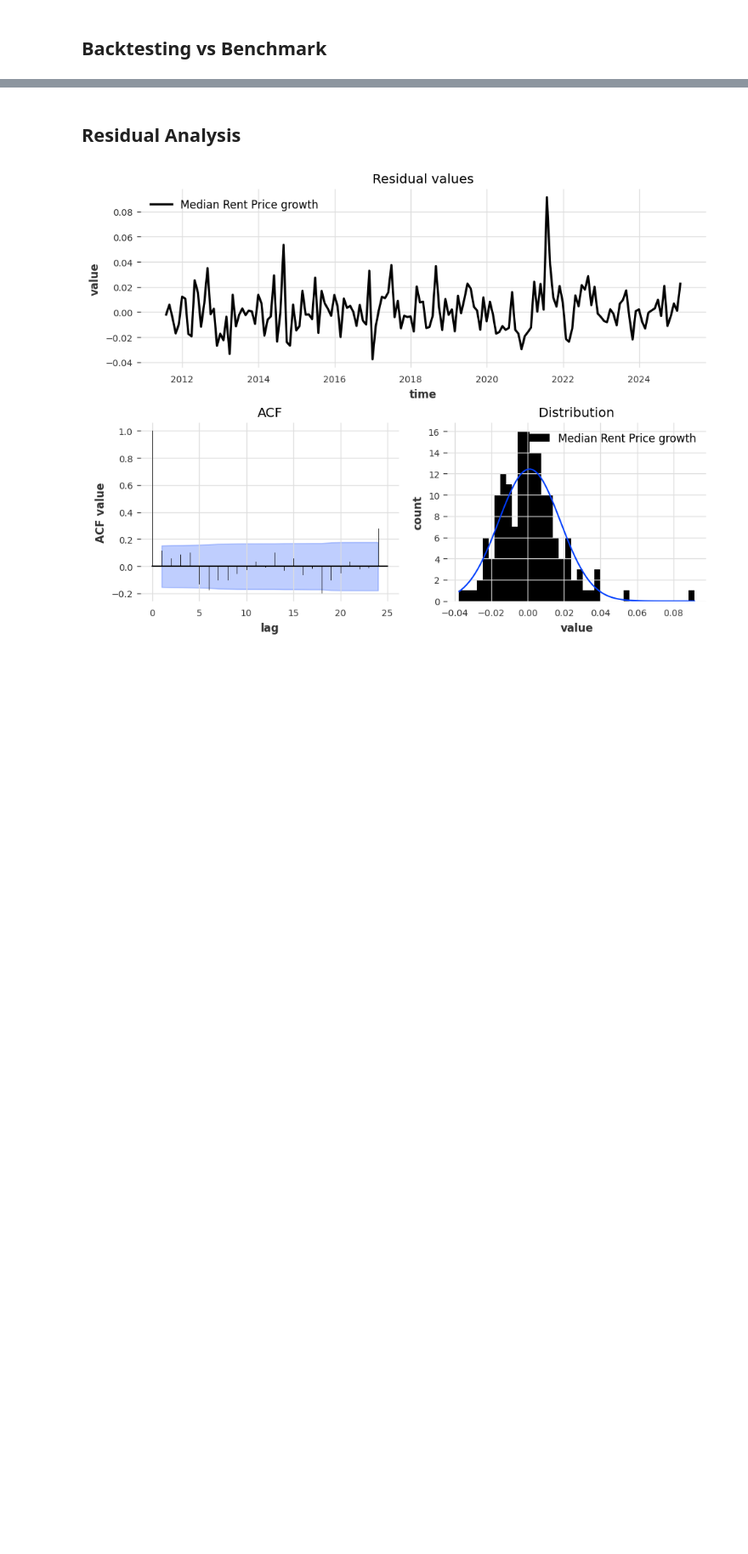
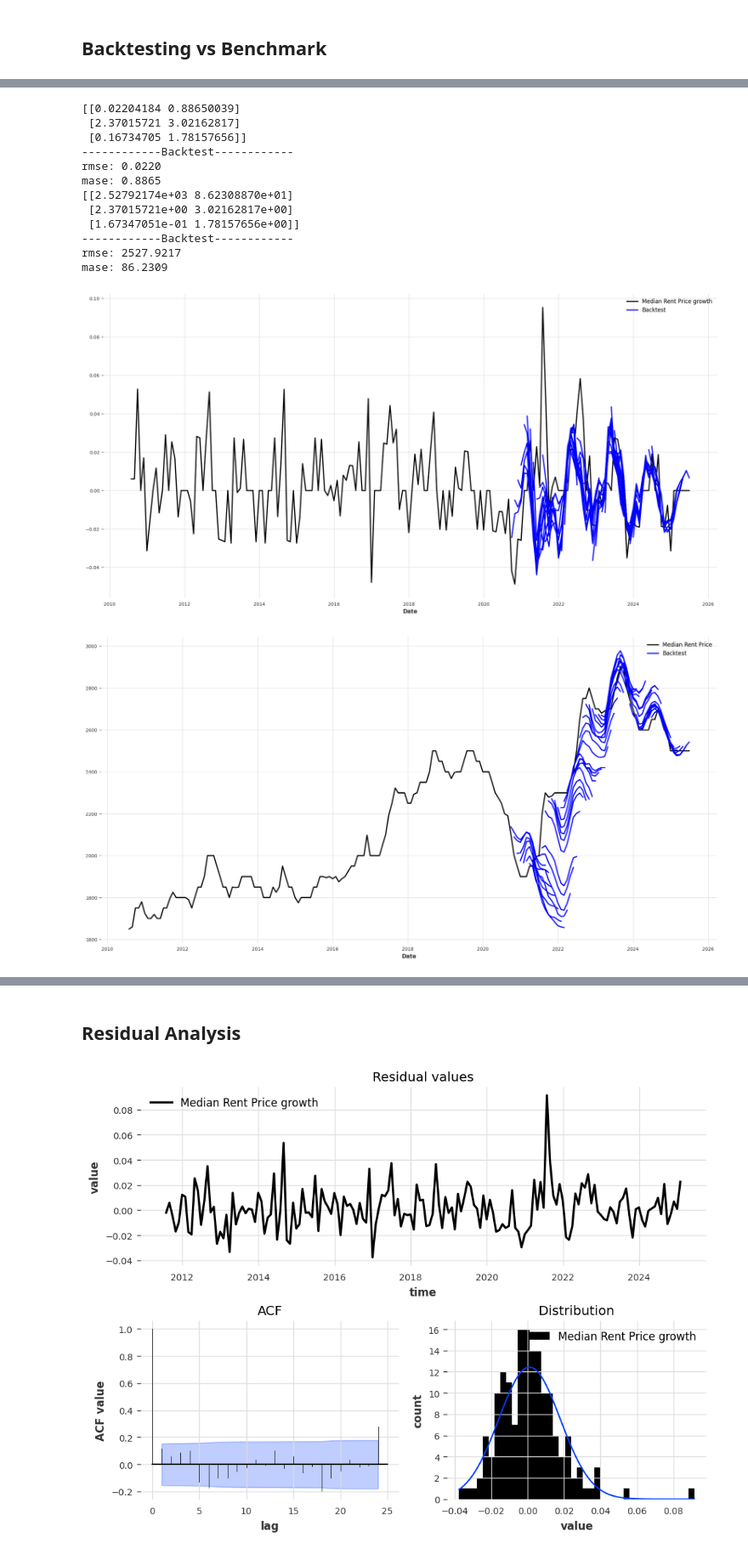
Before and after one commit to PakAndrey/Canada-RE-forecasting, a Jupyter notebook: Toronto_rent_forecasting.ipynb, the cells around one changed output, grey strips where cells are left out. Shown at 85% size. Cells and saved outputs as stored; diff of their text form; code cells hidden in the pictures; blank space fills up the shorter version.

```diff
--- a/Toronto_rent_forecasting.ipynb
+++ b/Toronto_rent_forecasting.ipynb
@@ -369,0 +460,37 @@ mape: 2.7172
+# %%
+b = VAR.historical_forecasts(
+    y,
+    # future_covariates=cov,
+    start=test_split_time,
+    forecast_horizon=horizon,
+    stride=1,
+    last_points_only=False,  # True,
+    retrain=False,
+    overlap_end=False,
+    verbose=False,
+    enable_optimization=False,
+)
+eval_results(y, b, VAR, [rmse, mase], title="Backtest")
+eval_results(
+    y1,
+    b,
+    VAR,
+    [rmse, mase],
+    inverse_transform=True,
+    title="Backtest",
+)
+# %% [output]
+[[0.02204184 0.88650039]
+ [2.37015721 3.02162817]
+ [0.16734705 1.78157656]]
+------------Backtest------------
+rmse: 0.0220
+mase: 0.8865
+[[2.52792174e+03 8.62308870e+01]
+ [2.37015721e+00 3.02162817e+00]
+ [1.67347051e-01 1.78157656e+00]]
+------------Backtest------------
+rmse: 2527.9217
+mase: 86.2309
+[figure, added]
+[figure, added]
```
Also changed, not shown: parts of 10 cells of this notebook, 5 other files.
